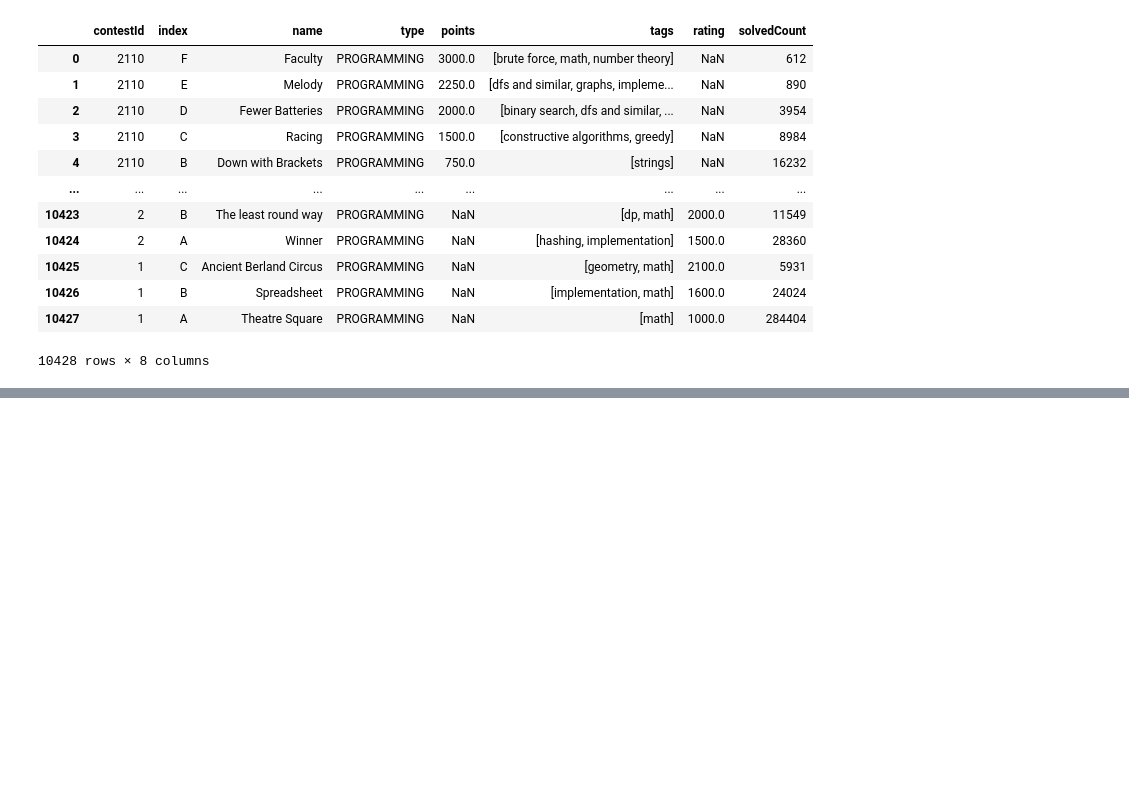
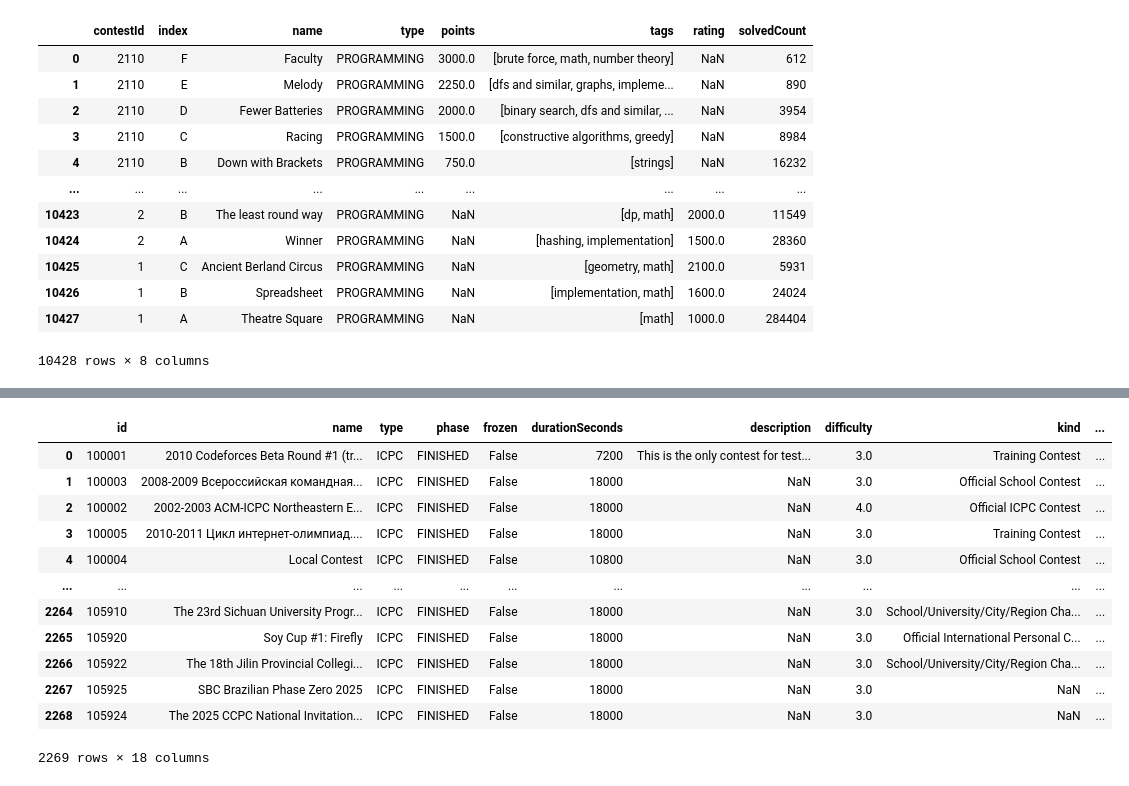
Before and after one commit to saulcanche/sri_p, a Jupyter notebook: backend/lab.ipynb, the cells around one changed output, grey strips where cells are left out. Saved outputs shown, nothing was run; the diff lists cells and outputs as text; code cells hidden in the pictures; blank space fills up the shorter version.

Commit message:
"se añadieron varios metodos para interactuar con la api de codeforces mediante la clase API_CF, se experimento en labs.ipynb

```diff
--- a/backend/lab.ipynb
+++ b/backend/lab.ipynb
@@ -60,0 +103,16 @@ problems
+# %%
+CF.get_contest_list(True)
+# %% [output]
+|  | id | name | type | phase | frozen | durationSeconds | description | difficulty | kind | ... |
+| 0 | 100001 | 2010 Codeforces Beta Round #1 (tr... | ICPC | FINISHED | False | 7200 | This is the only contest for test... | 3.0 | Training Contest | ... |
+| 1 | 100003 | 2008-2009 Всероссийская командная... | ICPC | FINISHED | False | 18000 | NaN | 3.0 | Official School Contest | ... |
+| 2 | 100002 | 2002-2003 ACM-ICPC Northeastern E... | ICPC | FINISHED | False | 18000 | NaN | 4.0 | Official ICPC Contest | ... |
+| 3 | 100005 | 2010-2011 Цикл интернет-олимпиад.... | ICPC | FINISHED | False | 18000 | NaN | 3.0 | Training Contest | ... |
+| 4 | 100004 | Local Contest | ICPC | FINISHED | False | 10800 | NaN | 3.0 | Official School Contest | ... |
+| ... | ... | ... | ... | ... | ... | ... | ... | ... | ... | ... |
+| 2264 | 105910 | The 23rd Sichuan University Progr... | ICPC | FINISHED | False | 18000 | NaN | 3.0 | School/University/City/Region Cha... | ... |
+| 2265 | 105920 | Soy Cup #1: Firefly | ICPC | FINISHED | False | 18000 | NaN | 3.0 | Official International Personal C... | ... |
+| 2266 | 105922 | The 18th Jilin Provincial Collegi... | ICPC | FINISHED | False | 18000 | NaN | 3.0 | School/University/City/Region Cha... | ... |
+| 2267 | 105925 | SBC Brazilian Phase Zero 2025 | ICPC | FINISHED | False | 18000 | NaN | 3.0 | NaN | ... |
+| 2268 | 105924 | The 2025 CCPC National Invitation... | ICPC | FINISHED | False | 18000 | NaN | 3.0 | NaN | ... |
+2269 rows × 18 columns
```
Also changed, not shown: parts of 5 cells of this notebook, 1 other file.
